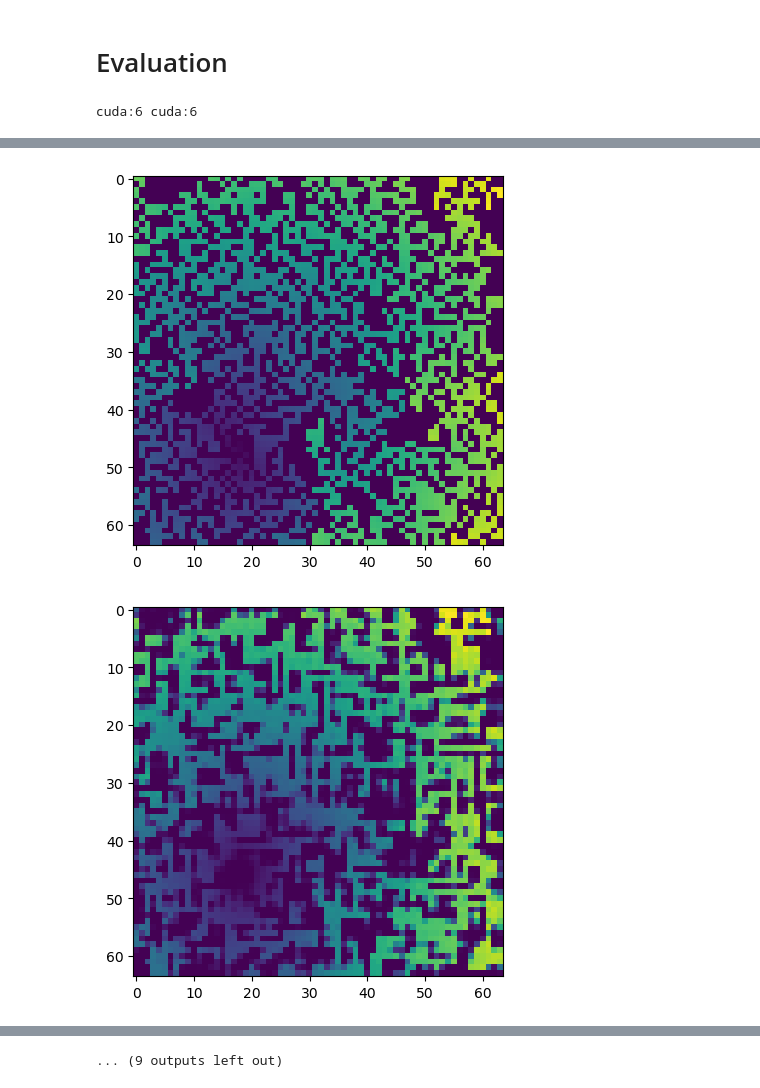
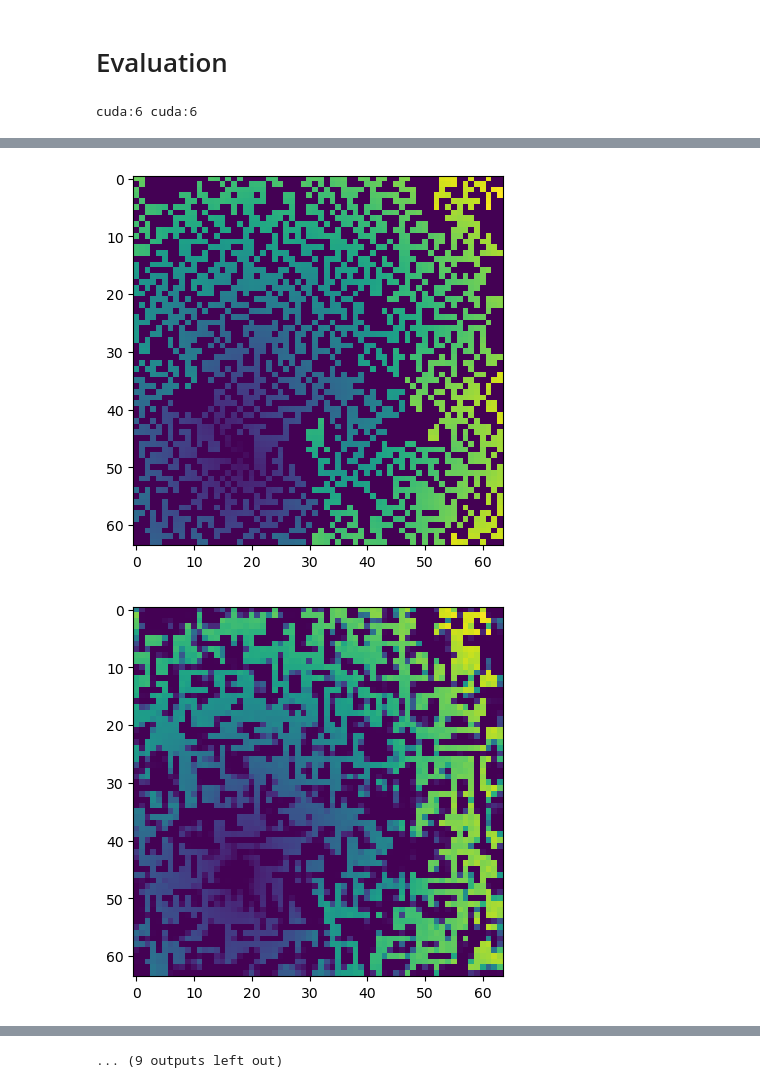
Before and after one commit to DrozdovDan/HS_HW_TransPath, a Jupyter notebook: workflow_h.ipynb, the cells around one changed output, grey strips where cells are left out. Cells and saved outputs as stored; diff of their text form; code cells hidden in the pictures.

```diff
--- a/workflow_h.ipynb
+++ b/workflow_h.ipynb
@@ -533,7 +533,7 @@ torch.save(model.state_dict(), f'{weights_dir}/model_{timestr}')
 # %% [markdown]
 # Evaluation
 # %%
-model_path = './weights/alex_100_h_model'
+model_path = './weights/alex_200_h_model'
 indices = [0, 10, 20, 30, 40, 50, 60, 70, 80, 90]
 
 eval_model = TransPathModel().to(torch.device(f'{accelerator}:{devices[-1]}'))
@@ -550,7 +550,7 @@ inputs = torch.cat([map_design, start + goal], dim=1) if mode in ('f', 'nastar')
 inputs = inputs.to(torch.device(f'{accelerator}:{devices[-1]}'))
 print(inputs.device, f'{accelerator}:{devices[-1]}')
 with torch.no_grad():
-    predictions = (eval_model(inputs) + 1) / 2
+    predictions = (eval_model(inputs) + 1) / 2 * 64 * 64
 for i in range(len(indices)):
     plt.imshow(gt_hmap[i, 0])
     plt.show()
@@ -569,5 +569,5 @@ cuda:6 cuda:6
 [figure]
-[figure, old version]
+[figure, new version]
 [figure]
 ... (9 outputs left out)
 # %%
```
Also changed, not shown: parts of 4 cells of this notebook, 12 other files.
